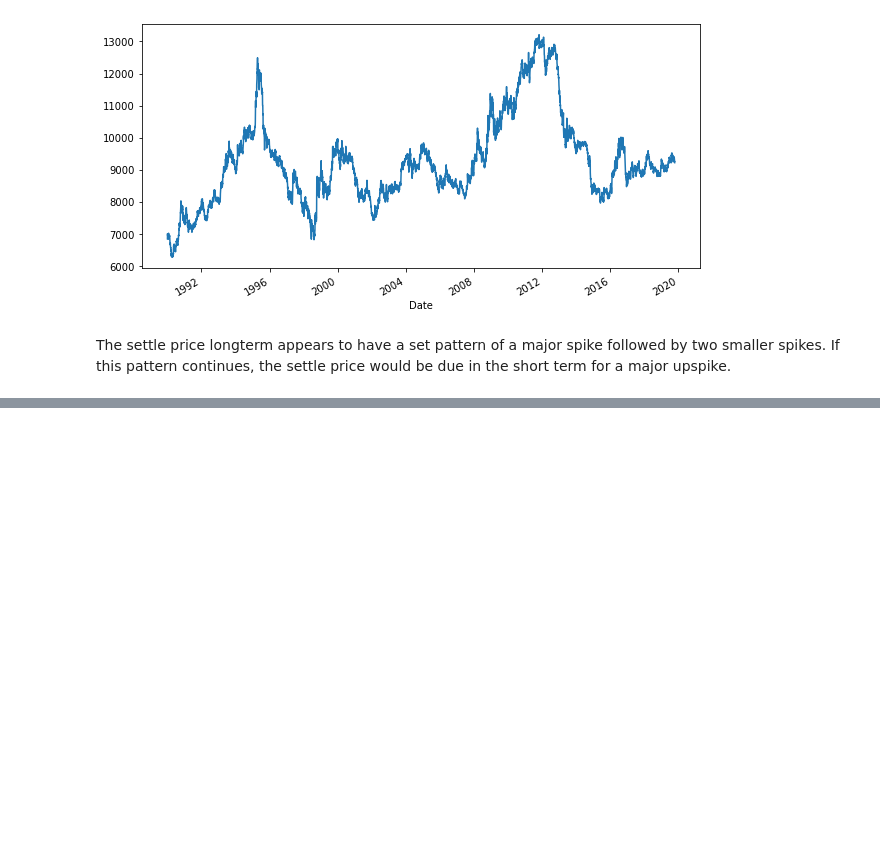
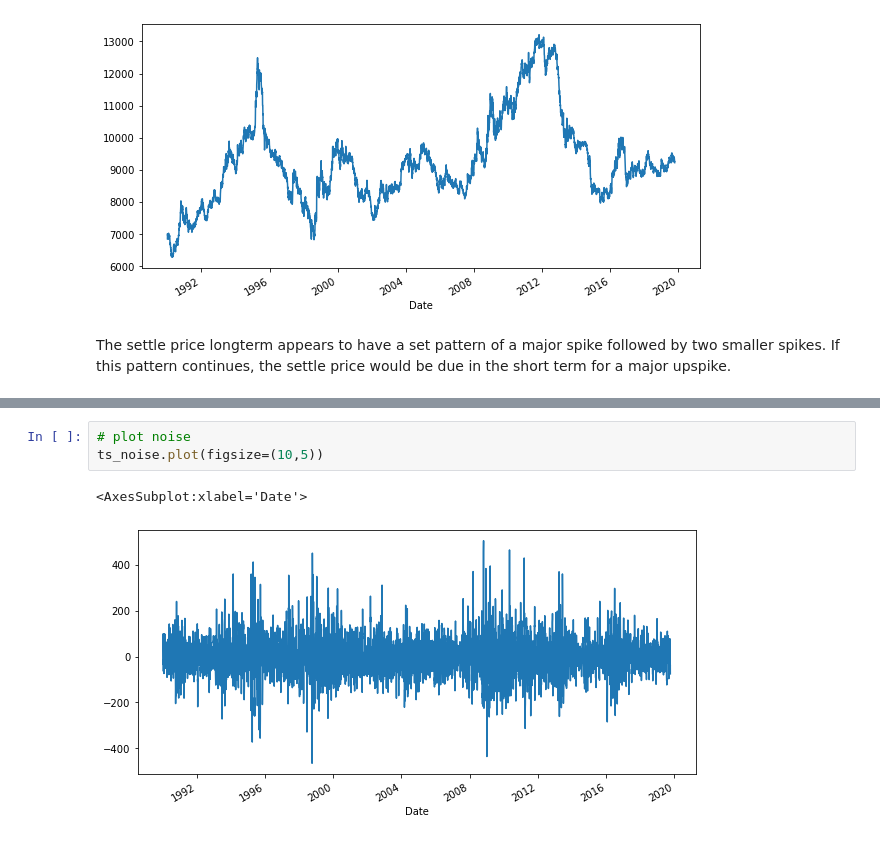
Before and after one commit to BaldHeads/TS_practice, a Jupyter notebook: Work/ts_for_yen.ipynb, the cells around one changed output, grey strips where cells are left out. Saved outputs shown, nothing was run; the diff lists cells and outputs as text; blank space fills up the shorter version.

```diff
--- a/Work/ts_for_yen.ipynb
+++ b/Work/ts_for_yen.ipynb
@@ -24,0 +35,6 @@ ts_noise, ts_trend = sm.tsa.filters.hpfilter(yen_futures["Settle"])
+# %%
+# plot noise
+ts_noise.plot(figsize=(10,5))
+# %% [output]
+<AxesSubplot:xlabel='Date'>
+[figure, added]
```
Also changed, not shown: parts of 2 cells of this notebook.
